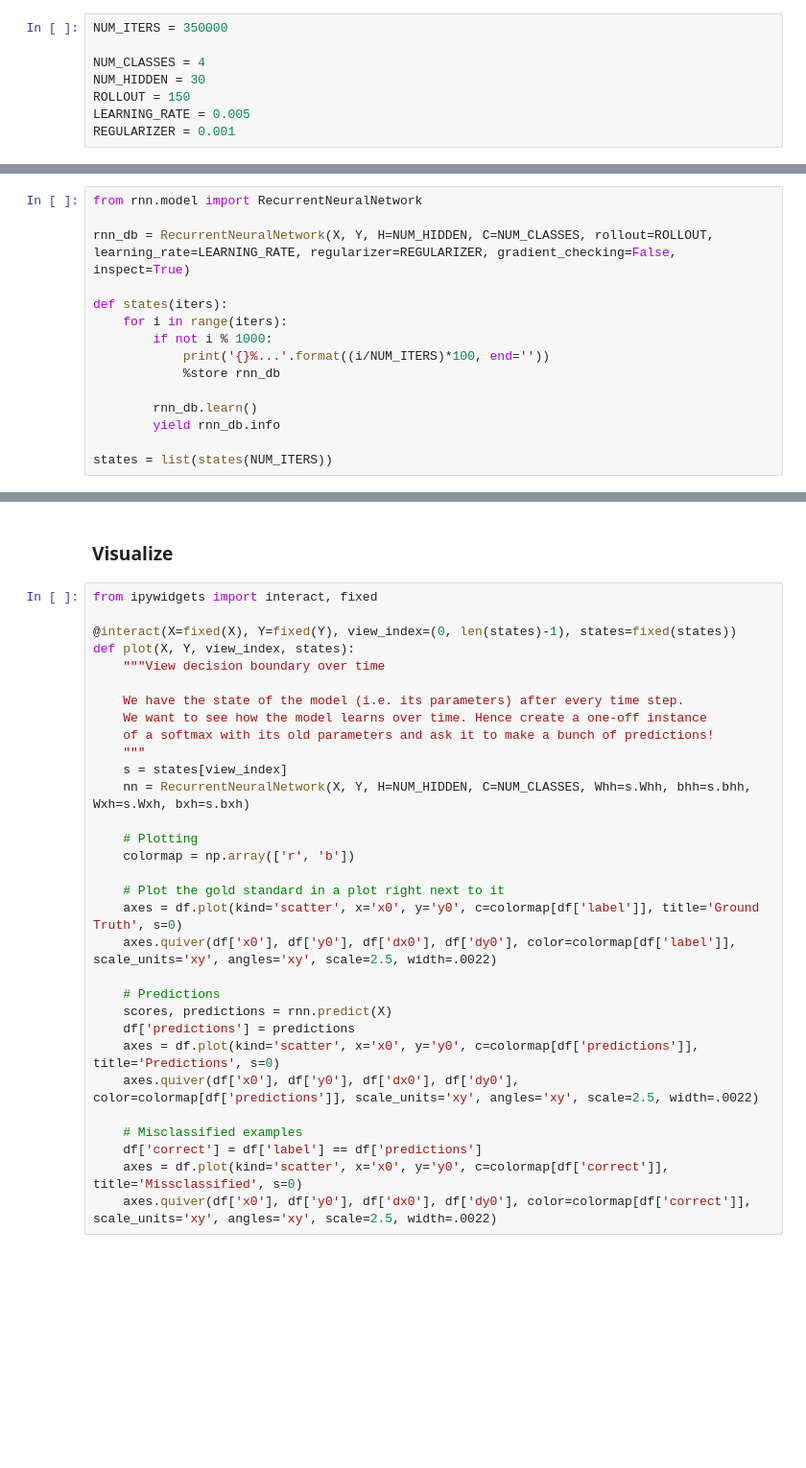
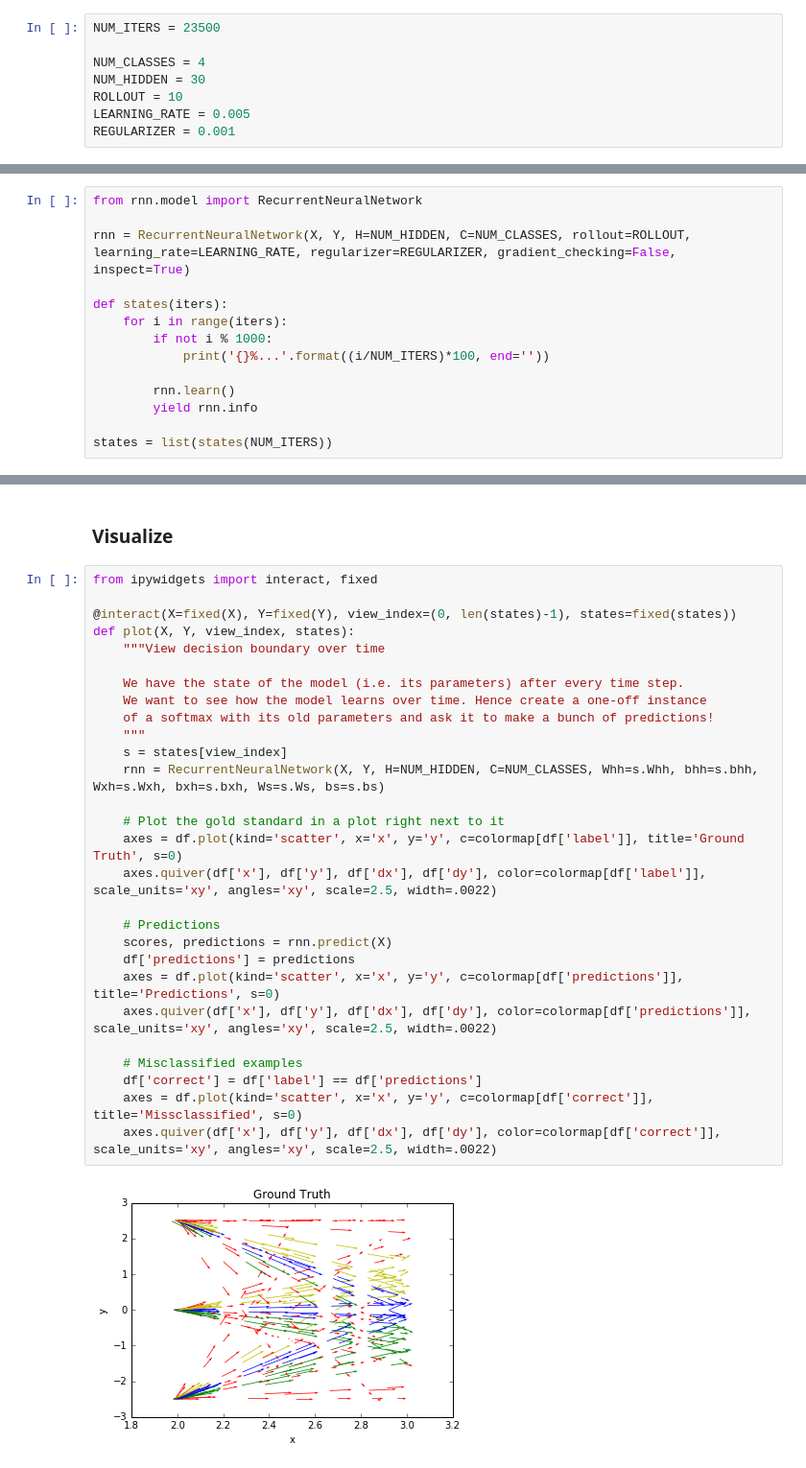
Before and after one commit to ebanner/cs393r_project, a Jupyter notebook: experiments/2d/many-many/short/distance+bearing/Recurrent Neural Network.ipynb, the cells around one changed output, grey strips where cells are left out. Shown at 96% size. Cells and saved outputs as stored; diff of their text form; blank space fills up the shorter version.

```diff
--- a/experiments/2d/many-many/short/distance+bearing/Recurrent Neural Network.ipynb
+++ b/experiments/2d/many-many/short/distance+bearing/Recurrent Neural Network.ipynb
@@ -3,11 +3,11 @@
 # %% [markdown]
 ### Load Data
 # %%
-NUM_ITERS = 350000
+NUM_ITERS = 23500
 
 NUM_CLASSES = 4
 NUM_HIDDEN = 30
-ROLLOUT = 150
+ROLLOUT = 10
 LEARNING_RATE = 0.005
 REGULARIZER = 0.001
 # %%
@@ -32,16 +32,15 @@ axes.quiver(df['x0'], df['y0'], df['dx0'], df['dy0'], color=colormap[labels], sc
 # %%
 from rnn.model import RecurrentNeuralNetwork
 
-rnn_db = RecurrentNeuralNetwork(X, Y, H=NUM_HIDDEN, C=NUM_CLASSES, rollout=ROLLOUT, learning_rate=LEARNING_RATE, regularizer=REGULARIZER, gradient_checking=False, inspect=True)
+rnn = RecurrentNeuralNetwork(X, Y, H=NUM_HIDDEN, C=NUM_CLASSES, rollout=ROLLOUT, learning_rate=LEARNING_RATE, regularizer=REGULARIZER, gradient_checking=False, inspect=True)
 
 def states(iters):
     for i in range(iters):
         if not i % 1000:
             print('{}%...'.format((i/NUM_ITERS)*100, end=''))
-            %store rnn_db
 
-        rnn_db.learn()
-        yield rnn_db.info
+        rnn.learn()
+        yield rnn.info
 
 states = list(states(NUM_ITERS))
 # %% [output]
@@ -79,31 +79,30 @@ pd.DataFrame(losses, columns=['loss']).plot()
 # %%
 from ipywidgets import interact, fixed
 
 @interact(X=fixed(X), Y=fixed(Y), view_index=(0, len(states)-1), states=fixed(states))
 def plot(X, Y, view_index, states):
     """View decision boundary over time
 
     We have the state of the model (i.e. its parameters) after every time step.
     We want to see how the model learns over time. Hence create a one-off instance
     of a softmax with its old parameters and ask it to make a bunch of predictions!
     """
     s = states[view_index]
-    nn = RecurrentNeuralNetwork(X, Y, H=NUM_HIDDEN, C=NUM_CLASSES, Whh=s.Whh, bhh=s.bhh, Wxh=s.Wxh, bxh=s.bxh)
-
-    # Plotting
-    colormap = np.array(['r', 'b'])
+    rnn = RecurrentNeuralNetwork(X, Y, H=NUM_HIDDEN, C=NUM_CLASSES, Whh=s.Whh, bhh=s.bhh, Wxh=s.Wxh, bxh=s.bxh, Ws=s.Ws, bs=s.bs)
 
     # Plot the gold standard in a plot right next to it
-    axes = df.plot(kind='scatter', x='x0', y='y0', c=colormap[df['label']], title='Ground Truth', s=0)
-    axes.quiver(df['x0'], df['y0'], df['dx0'], df['dy0'], color=colormap[df['label']], scale_units='xy', angles='xy', scale=2.5, width=.0022)
+    axes = df.plot(kind='scatter', x='x', y='y', c=colormap[df['label']], title='Ground Truth', s=0)
+    axes.quiver(df['x'], df['y'], df['dx'], df['dy'], color=colormap[df['label']], scale_units='xy', angles='xy', scale=2.5, width=.0022)
 
     # Predictions
     scores, predictions = rnn.predict(X)
     df['predictions'] = predictions
-    axes = df.plot(kind='scatter', x='x0', y='y0', c=colormap[df['predictions']], title='Predictions', s=0)
-    axes.quiver(df['x0'], df['y0'], df['dx0'], df['dy0'], color=colormap[df['predictions']], scale_units='xy', angles='xy', scale=2.5, width=.0022)
+    axes = df.plot(kind='scatter', x='x', y='y', c=colormap[df['predictions']], title='Predictions', s=0)
+    axes.quiver(df['x'], df['y'], df['dx'], df['dy'], color=colormap[df['predictions']], scale_units='xy', angles='xy', scale=2.5, width=.0022)
 
     # Misclassified examples
     df['correct'] = df['label'] == df['predictions']
-    axes = df.plot(kind='scatter', x='x0', y='y0', c=colormap[df['correct']], title='Missclassified', s=0)
-    axes.quiver(df['x0'], df['y0'], df['dx0'], df['dy0'], color=colormap[df['correct']], scale_units='xy', angles='xy', scale=2.5, width=.0022)
+    axes = df.plot(kind='scatter', x='x', y='y', c=colormap[df['correct']], title='Missclassified', s=0)
+    axes.quiver(df['x'], df['y'], df['dx'], df['dy'], color=colormap[df['correct']], scale_units='xy', angles='xy', scale=2.5, width=.0022)
+# %% [output]
+[figure, added]
```
Also changed, not shown: parts of 12 cells of this notebook, 4 other files.
